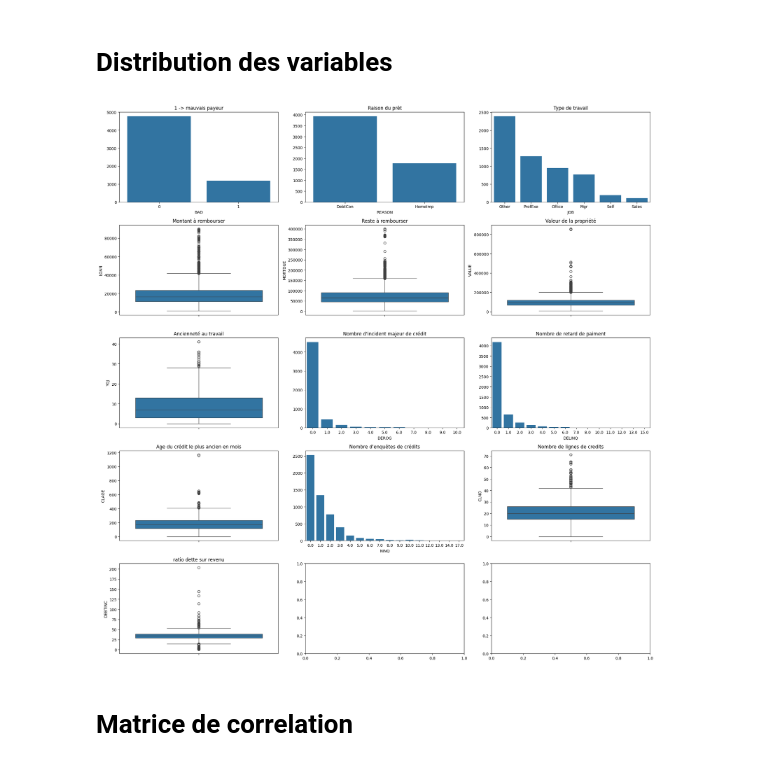
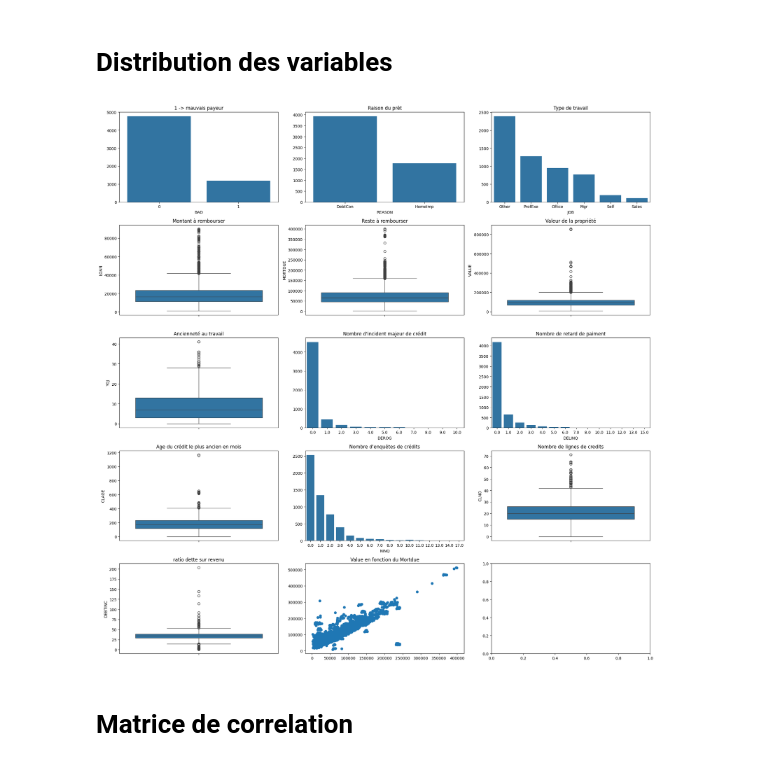
Before and after one commit to morganjowitt/Projet_scoring, a Jupyter notebook: morgan/analyse_exp.ipynb, the cells around one changed output. Saved outputs shown, nothing was run; the diff lists cells and outputs as text; code cells hidden in the pictures.

```diff
--- a/morgan/analyse_exp.ipynb
+++ b/morgan/analyse_exp.ipynb
@@ -43,34 +45,37 @@ axes[1,1].set_title('Reste à rembourser')
 sns.boxplot(y=data['VALUE'],ax=axes[1,2])
 axes[1,2].set_title('Valeur de la propriété')
 
 sns.boxplot(y=data['YOJ'],ax=axes[2,0])
 axes[2,0].set_title('Ancienneté au travail')
 
 df5=data['DEROG'].value_counts()
 sns.barplot(x=df5.index, y=df5.values, ax=axes[2,1])
 axes[2,1].set_title("Nombre d'incident majeur de crédit")
 
 df6=data['DELINQ'].value_counts()
 sns.barplot(x=df6.index, y=df6.values, ax=axes[2,2])
 axes[2,2].set_title('Nombre de retard de paiment')
 
 sns.boxplot(y=data['CLAGE'],ax=axes[3,0])
 axes[3,0].set_title('Age du crédit le plus ancien en mois')
 
 df7=data['NINQ'].value_counts()
 sns.barplot(x=df7.index, y=df7.values, ax=axes[3,1])
 axes[3,1].set_title("Nombre d'enquêtes de crédits")
 
 sns.boxplot(y=data['CLNO'],ax=axes[3,2])
 axes[3,2].set_title('Nombre de lignes de credits')
 
 sns.boxplot(y=data['DEBTINC'],ax=axes[4,0])
 axes[4,0].set_title('ratio dette sur revenu')
 
+axes[4, 1].scatter(data['MORTDUE'], data['VALUE'])  # Appel sur l'axe spécifique
+axes[4, 1].set_title('Value en fonction du Mortdue')
+
 plt.tight_layout()
 plt.show()
 # %% [output]
-[figure, old version]
+[figure, new version]
 # %% [markdown]
 # Matrice de correlation
 # %%
```
Also changed, not shown: parts of 5 cells of this notebook, 1 other file.
